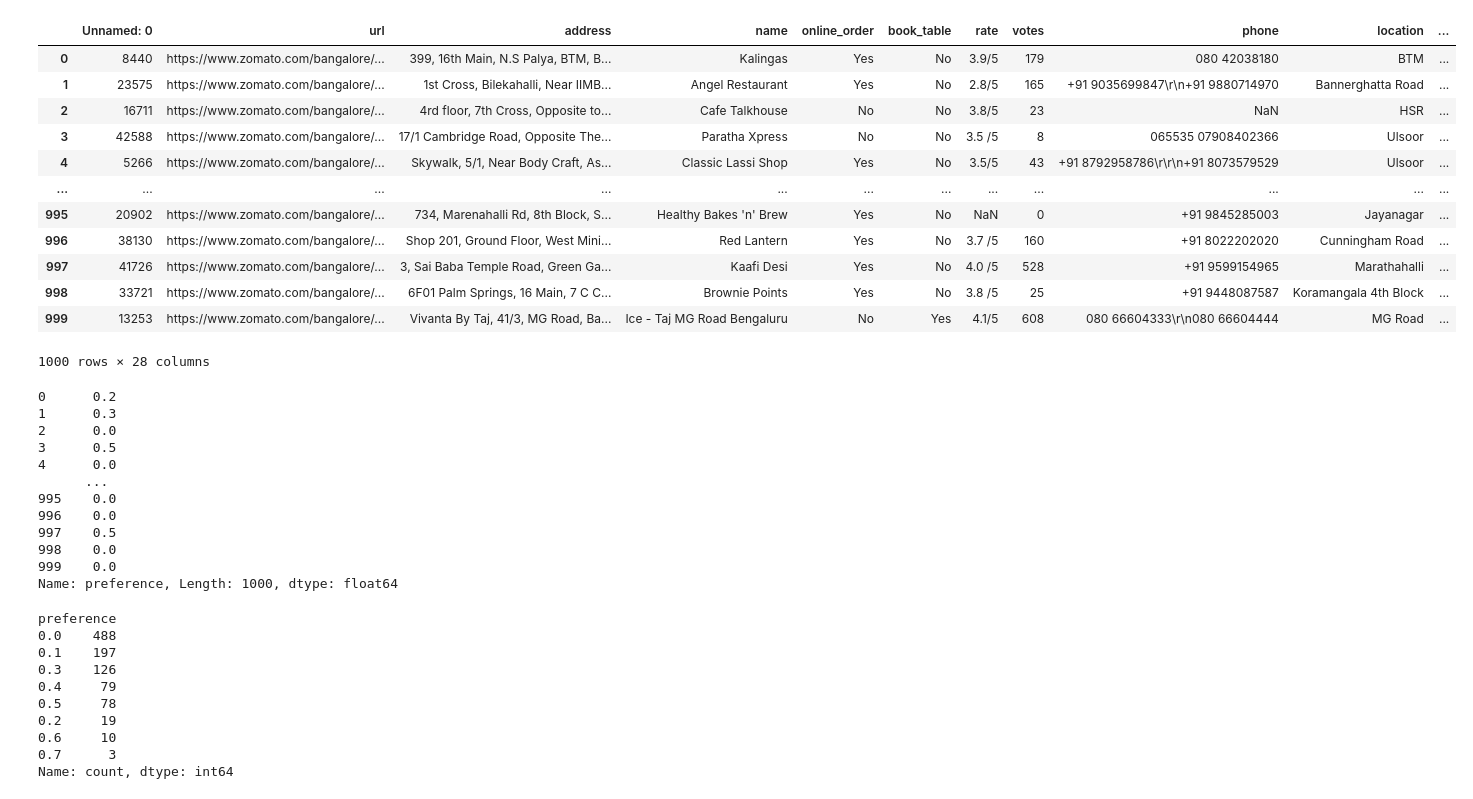
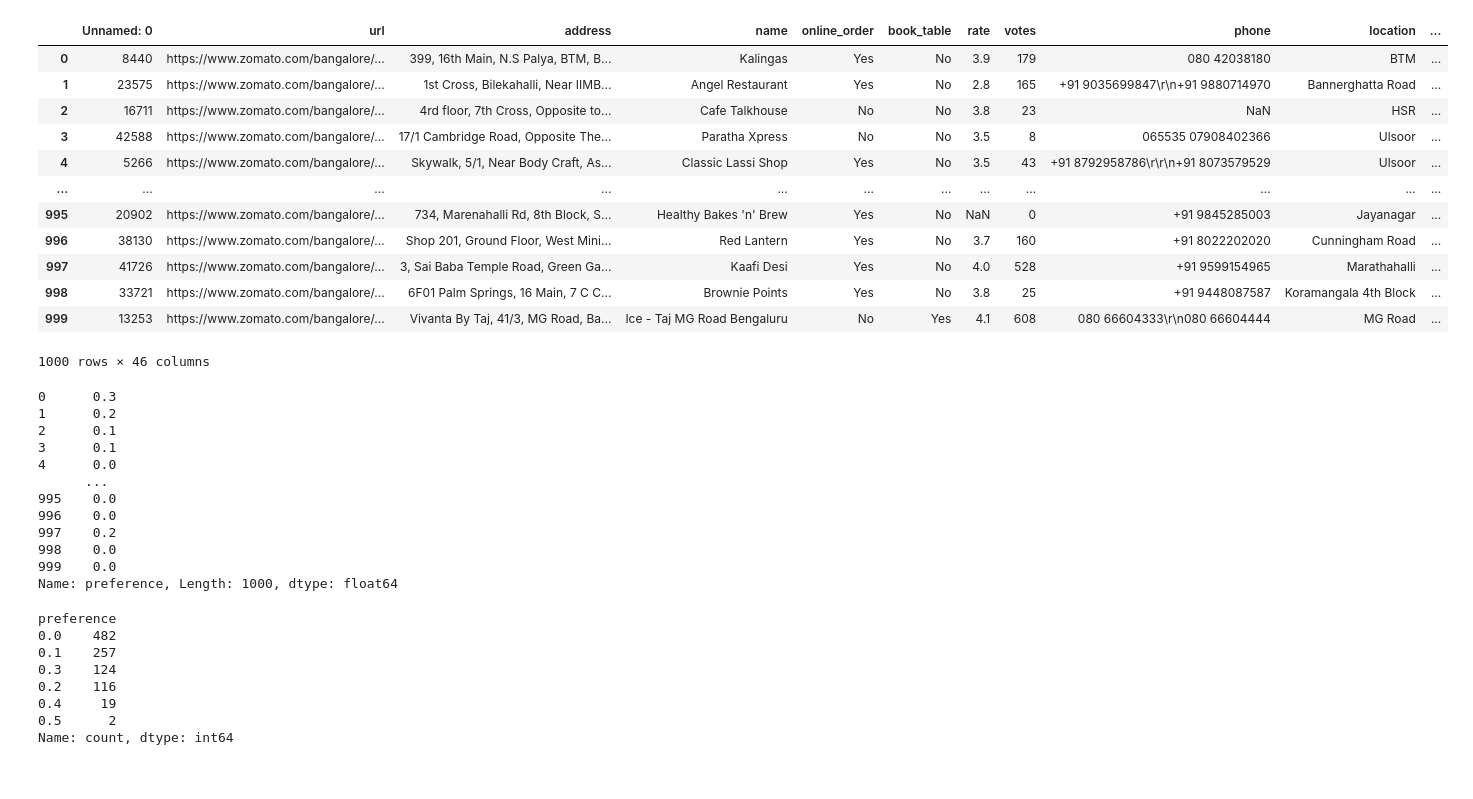
Before and after one commit to VioletPANsq/ntu_sd6101_team_project, a Jupyter notebook: notebook/label_data.ipynb, the cells around one changed output. Saved outputs shown, nothing was run; the diff lists cells and outputs as text; code cells hidden in the pictures.

```diff
--- a/notebook/label_data.ipynb
+++ b/notebook/label_data.ipynb
@@ -4,37 +4,37 @@ import os
 
 os.chdir('../')
 # %%
-df = pd.read_csv(r'data\subset_cyh\restaurant_decisions_v2.csv')
+df = pd.read_csv(r'..\data\subset_cyh\restaurant_preferences_comprehensive.csv')
 df
 # %% [output]
 |  | Unnamed: 0 | url | address | name | online_order | book_table | rate | votes | phone | location | ... |
-| 0 | 8440 | https://www.zomato.com/bangalore/... | 399, 16th Main, N.S Palya, BTM, B... | Kalingas | Yes | No | 3.9/5 | 179 | 080 42038180 | BTM | ... |
-| 1 | 23575 | https://www.zomato.com/bangalore/... | 1st Cross, Bilekahalli, Near IIMB... | Angel Restaurant | Yes | No | 2.8/5 | 165 | +91 9035699847\r\n+91 9880714970 | Bannerghatta Road | ... |
-| 2 | 16711 | https://www.zomato.com/bangalore/... | 4rd floor, 7th Cross, Opposite to... | Cafe Talkhouse | No | No | 3.8/5 | 23 | NaN | HSR | ... |
-| 3 | 42588 | https://www.zomato.com/bangalore/... | 17/1 Cambridge Road, Opposite The... | Paratha Xpress | No | No | 3.5 /5 | 8 | 065535 07908402366 | Ulsoor | ... |
-| 4 | 5266 | https://www.zomato.com/bangalore/... | Skywalk, 5/1, Near Body Craft, As... | Classic Lassi Shop | Yes | No | 3.5/5 | 43 | +91 8792958786\r\r\n+91 8073579529 | Ulsoor | ... |
+| 0 | 8440 | https://www.zomato.com/bangalore/... | 399, 16th Main, N.S Palya, BTM, B... | Kalingas | Yes | No | 3.9 | 179 | 080 42038180 | BTM | ... |
+| 1 | 23575 | https://www.zomato.com/bangalore/... | 1st Cross, Bilekahalli, Near IIMB... | Angel Restaurant | Yes | No | 2.8 | 165 | +91 9035699847\r\n+91 9880714970 | Bannerghatta Road | ... |
+| 2 | 16711 | https://www.zomato.com/bangalore/... | 4rd floor, 7th Cross, Opposite to... | Cafe Talkhouse | No | No | 3.8 | 23 | NaN | HSR | ... |
+| 3 | 42588 | https://www.zomato.com/bangalore/... | 17/1 Cambridge Road, Opposite The... | Paratha Xpress | No | No | 3.5 | 8 | 065535 07908402366 | Ulsoor | ... |
+| 4 | 5266 | https://www.zomato.com/bangalore/... | Skywalk, 5/1, Near Body Craft, As... | Classic Lassi Shop | Yes | No | 3.5 | 43 | +91 8792958786\r\r\n+91 8073579529 | Ulsoor | ... |
 | ... | ... | ... | ... | ... | ... | ... | ... | ... | ... | ... | ... |
 | 995 | 20902 | https://www.zomato.com/bangalore/... | 734, Marenahalli Rd, 8th Block, S... | Healthy Bakes 'n' Brew | Yes | No | NaN | 0 | +91 9845285003 | Jayanagar | ... |
-| 996 | 38130 | https://www.zomato.com/bangalore/... | Shop 201, Ground Floor, West Mini... | Red Lantern | Yes | No | 3.7 /5 | 160 | +91 8022202020 | Cunningham Road | ... |
-| 997 | 41726 | https://www.zomato.com/bangalore/... | 3, Sai Baba Temple Road, Green Ga... | Kaafi Desi | Yes | No | 4.0 /5 | 528 | +91 9599154965 | Marathahalli | ... |
-| 998 | 33721 | https://www.zomato.com/bangalore/... | 6F01 Palm Springs, 16 Main, 7 C C... | Brownie Points | Yes | No | 3.8 /5 | 25 | +91 9448087587 | Koramangala 4th Block | ... |
-| 999 | 13253 | https://www.zomato.com/bangalore/... | Vivanta By Taj, 41/3, MG Road, Ba... | Ice - Taj MG Road Bengaluru | No | Yes | 4.1/5 | 608 | 080 66604333\r\n080 66604444 | MG Road | ... |
+| 996 | 38130 | https://www.zomato.com/bangalore/... | Shop 201, Ground Floor, West Mini... | Red Lantern | Yes | No | 3.7 | 160 | +91 8022202020 | Cunningham Road | ... |
+| 997 | 41726 | https://www.zomato.com/bangalore/... | 3, Sai Baba Temple Road, Green Ga... | Kaafi Desi | Yes | No | 4.0 | 528 | +91 9599154965 | Marathahalli | ... |
+| 998 | 33721 | https://www.zomato.com/bangalore/... | 6F01 Palm Springs, 16 Main, 7 C C... | Brownie Points | Yes | No | 3.8 | 25 | +91 9448087587 | Koramangala 4th Block | ... |
+| 999 | 13253 | https://www.zomato.com/bangalore/... | Vivanta By Taj, 41/3, MG Road, Ba... | Ice - Taj MG Road Bengaluru | No | Yes | 4.1 | 608 | 080 66604333\r\n080 66604444 | MG Road | ... |
-1000 rows × 28 columns
+1000 rows × 46 columns
 # %%
-df.iloc[:, -10:]
+df.iloc[:, -20:]
 # compute row averages
 df['preference'] = df.iloc[:, -10:].mean(axis=1)
 df['preference']
 # %% [output]
-0      0.2
-1      0.3
-2      0.0
-3      0.5
+0      0.3
+1      0.2
+2      0.1
+3      0.1
 4      0.0
       ...
 995    0.0
 996    0.0
-997    0.5
+997    0.2
 998    0.0
 999    0.0
 Name: preference, Length: 1000, dtype: float64
@@ -42,12 +42,10 @@ Name: preference, Length: 1000, dtype: float64
 df['preference'].value_counts()
 # %% [output]
 preference
-0.0    488
-0.1    197
-0.3    126
-0.4     79
-0.5     78
-0.2     19
-0.6     10
-0.7      3
+0.0    482
+0.1    257
+0.3    124
+0.2    116
+0.4     19
+0.5      2
 Name: count, dtype: int64
```
Also changed, not shown: parts of 3 cells of this notebook, 2 other files.
